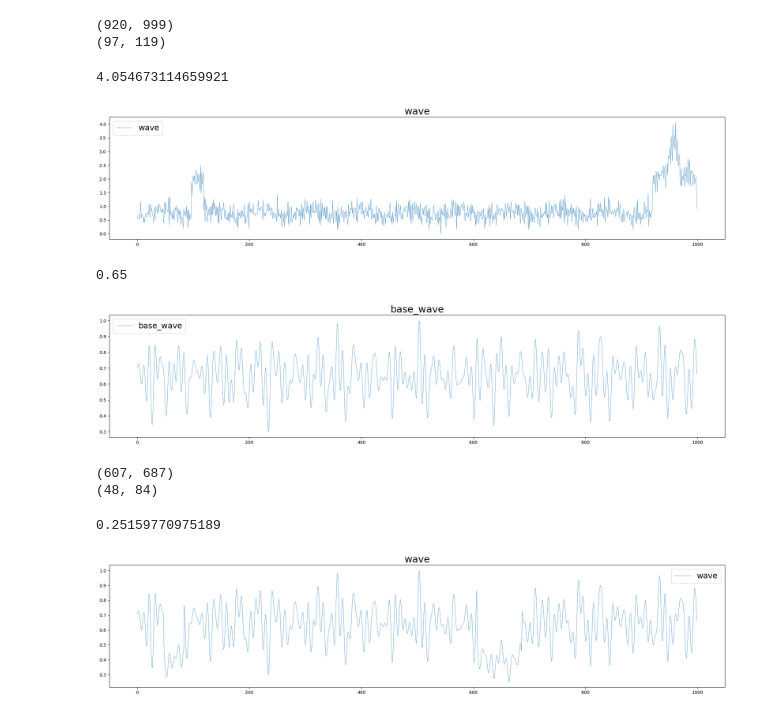
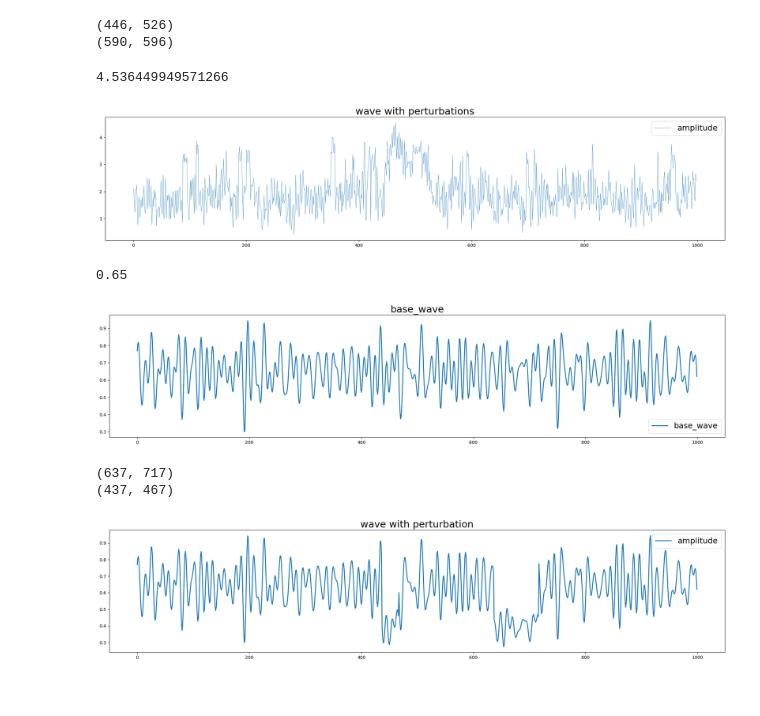
Before and after one commit to SigVarGen/SigVarGen, a Jupyter notebook: tutorials/signal_generation.ipynb, the cells around one changed output. Cells and saved outputs as stored; diff of their text form; code cells hidden in the pictures.

```diff
--- a/tutorials/signal_generation.ipynb
+++ b/tutorials/signal_generation.ipynb
@@ -13,7 +13,7 @@ n_sinusoids = random.randint(20, 50)
 
 drop = False
 # %%
-signal_range, interrupt_range = svg.generate_device_parameters(svg.EMBEDDED_DEVICE_RANGES, drop=drop, frequency_follows_amplitude=False, split_ratio=0.3)
+signal_range, interrupt_range = svg.generate_device_parameters(svg.EMBEDDED_DEVICE_RANGES, drop=drop, frequency_follows_amplitude=False, split_ratio=0.7)
 # %%
 amplitude_range = signal_range[domain]['amplitude']
 frequency_range = signal_range[domain]['frequency']
@@ -33,0 +34,3 @@ plt.show()
+# %%
+var_wave = svg.add_interrupt_bursts(t, base_wave.copy(), domain, {'Arduino Board': {'amplitude': (0, 5), 'frequency': (0, 10000.0)}}, device_min=0, device_max=4, temp=0,
+    start_idx=0, end_idx=0, n_small_interrupts=20, non_overlap=False, small_duration_ratio_range=(0.001,0.009))
@@ -34,21 +66,21 @@ plt.show()
 # %%
-wave, interrupt_params = svg.add_interrupt_with_params(t, base_wave.copy(), domain, signal_range, interrupt_range,
+wave, interrupt_params = svg.add_interrupt_with_params(t, var_wave.copy(), domain, signal_range, interrupt_range,
                                             0, duration_ratio=0.08, disperse=False, drop=drop, complex_iter=2, shrink_complex=True)
 # %% [output]
-(920, 999)
-(97, 119)
+(446, 526)
+(590, 596)
 # %%
 max(wave)
 # %% [output]
-4.054673114659921
+4.536449949571266
 # %%
 plt.figure(figsize=(25, 5))
-plt.plot(range(len(wave)), wave, label='wave', linewidth=0.5)
-plt.title(f"wave", fontsize=22)
+plt.plot(range(len(wave)), wave, label='amplitude', linewidth=0.5)
+plt.title(f"wave with perturbations", fontsize=22)
 plt.legend(fontsize=18)
 plt.show()
 # %% [output]
-[figure, old version]
+[figure, new version]
 # %%
 domain = 'Cameras'
 sig_len = 1000
@@ -78,27 +106,23 @@ np.mean(base_wave)
 0.65
 # %%
 plt.figure(figsize=(25, 5))
-plt.plot(range(len(base_wave)), base_wave, label='base_wave', linewidth=0.5)
+plt.plot(range(len(base_wave)), base_wave, label='base_wave', linewidth=2)
 plt.title(f"base_wave", fontsize=22)
 plt.legend(fontsize=18)
 plt.show()
 # %% [output]
-[figure, old version]
+[figure, new version]
 # %%
 wave, interrupt_params = svg.add_interrupt_with_params(t, base_wave.copy(), domain, signal_range, interrupt_range,
                                             0, duration_ratio=0.08, disperse=True, drop=drop, complex_iter=0)
 # %% [output]
-(607, 687)
-(48, 84)
+(637, 717)
+(437, 467)
-# %%
-min(wave)
-# %% [output]
-0.25159770975189
 # %%
 plt.figure(figsize=(25, 5))
-plt.plot(range(len(wave)), wave, label='wave', linewidth=0.5)
-plt.title(f"wave", fontsize=22)
+plt.plot(range(len(wave)), wave, label='amplitude', linewidth=2)
+plt.title(f"wave with perturbation", fontsize=22)
 plt.legend(fontsize=18)
 plt.show()
 # %% [output]
-[figure, old version]
+[figure, new version]
```
Also changed, not shown: parts of 6 cells of this notebook, 1 other file.
